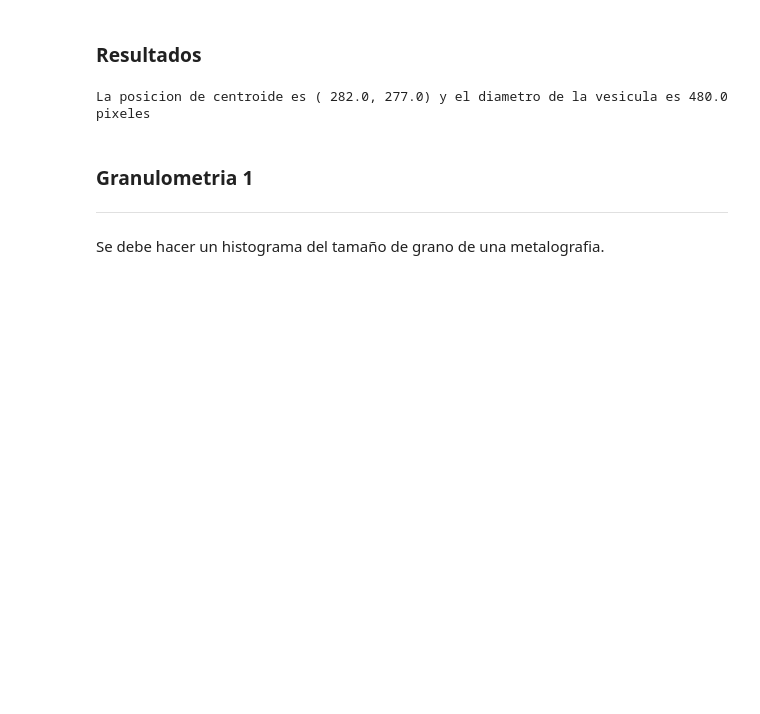
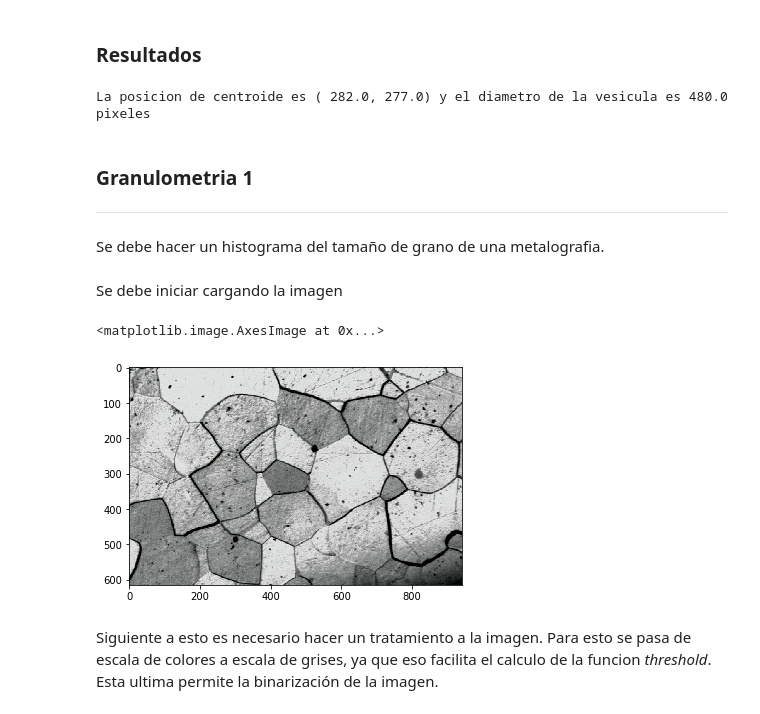
Before and after one commit to OscarEMejia/Herramientas-Computacionales, a Jupyter notebook: Analisis_Imagen/intro_imagenes.ipynb, the cells around one changed output. Saved outputs shown, nothing was run; the diff lists cells and outputs as text; code cells hidden in the pictures; blank space fills up the shorter version.

```diff
--- a/Analisis_Imagen/intro_imagenes.ipynb
+++ b/Analisis_Imagen/intro_imagenes.ipynb
@@ -296,0 +282,10 @@ ret, thresh = cv2.threshold(Im1_gray,220,255,cv2.THRESH_BINARY+cv2.THRESH_OTSU)
+# %% [markdown]
+Se debe iniciar cargando la imagen
+# %%
+Im1 = cv2.imread("sv7247243.jpg")
+imshow(Im1)
+# %% [output]
+<matplotlib.image.AxesImage at 0x...>
+[figure, added]
+# %% [markdown]
+Siguiente a esto es necesario hacer un tratamiento a la imagen. Para esto se pasa de escala de colores a escala de grises, ya que eso facilita el calculo de la funcion *threshold*. Esta ultima permite la binarización de la imagen.
```
Also changed, not shown: parts of 15 cells of this notebook, 2 other files.
